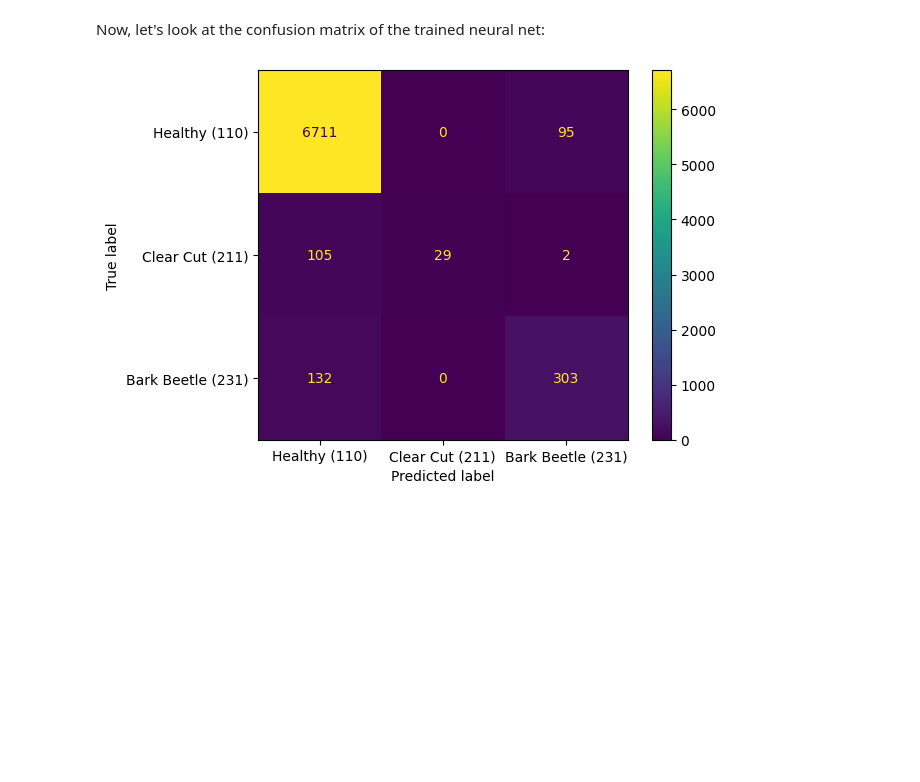
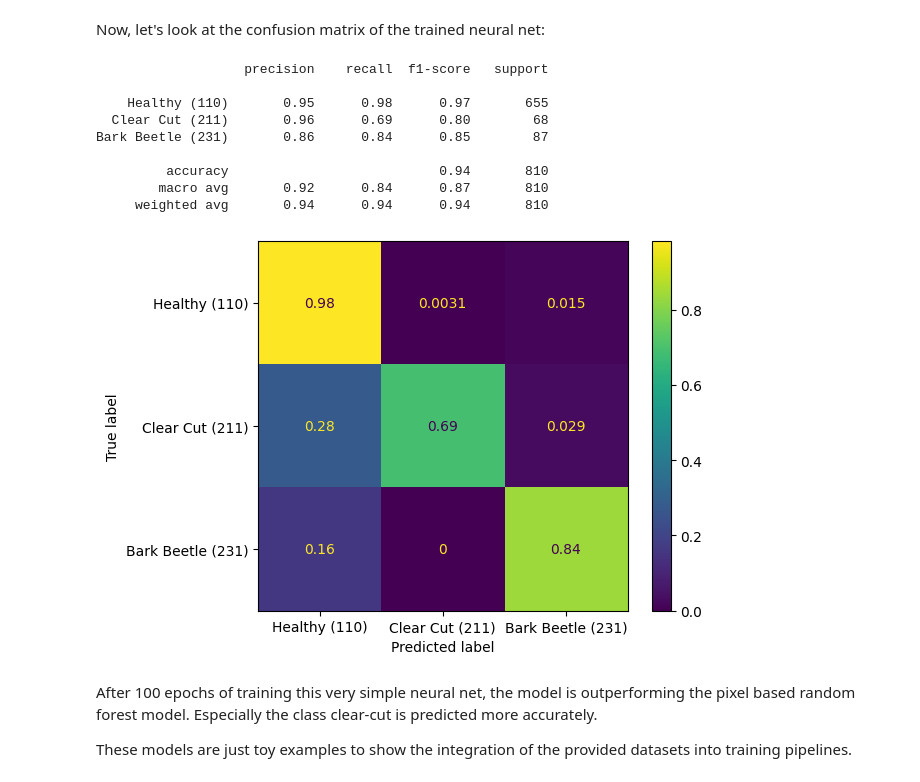
Before and after one commit to JR-DIGITAL/DISFOR, a Jupyter notebook: docs/usage/dataloaders.ipynb, the cells around one changed output. Drawn from its saved outputs; the diff is of its cells as text; code cells hidden in the pictures; blank space fills up the shorter version.

```diff
--- a/docs/usage/dataloaders.ipynb
+++ b/docs/usage/dataloaders.ipynb
@@ -186,9 +172,9 @@ For use with Pytorch Lightning, a Lightning datamodule is also available. This d
 
 The datamodule only takes a few extra parameters, like `batch_size`, `num_workers` and `persist_workers`. All of the reminaing parameters are passed as keyword arguments to `TiffDataset`.
 # %%
-from disfor.torch import TiffDataModule
+from disfor.torch import DisturbanceDataModule
 
-tiff_datamodule = TiffDataModule(
+tiff_datamodule = DisturbanceDataModule(
     batch_size=64,
     num_workers=6,
     # Keyword arguments are passed to TiffDataset
@@ -203,6 +189,7 @@ tiff_datamodule = TiffDataModule(
     # only include acquisitions where the clear cut is recent (maximum of 90 days),
     # for all other classes include everything
     max_days_since_event={211: 90},
+    max_samples_per_event=5,
     # omit samples which have low tcd in the comment
     omit_low_tcd=True,
     # omit samples which have border in the comment
@@ -214,6 +201,7 @@ To test this datamodule we are defining a very simple neural network to predict
 import torch
 import torch.nn as nn
 import lightning as L
+
 
 class SimpleClassifier(L.LightningModule):
     def __init__(self, num_classes=2, lr=1e-3):
@@ -230,7 +218,7 @@ class SimpleClassifier(L.LightningModule):
             nn.Linear(128, 64),
             nn.ReLU(),
             nn.Dropout(0.2),
-            nn.Linear(64, num_classes)
+            nn.Linear(64, num_classes),
         )
 
         self.criterion = nn.CrossEntropyLoss()
@@ -239,14 +227,14 @@ class SimpleClassifier(L.LightningModule):
         return self.model(x)
 
     def training_step(self, batch, batch_idx):
-        x, y = batch['image'], batch['label']
+        x, y = batch["image"], batch["label"]
         logits = self(x)
         loss = self.criterion(logits, y)
-        self.log('train_loss', loss, prog_bar=True, batch_size=len(batch['label']))
+        self.log("train_loss", loss, prog_bar=True, batch_size=len(batch["label"]))
         return loss
 
     def validation_step(self, batch, batch_idx):
-        x, y = batch['image'], batch['label']
+        x, y = batch["image"], batch["label"]
         logits = self(x)
         loss = self.criterion(logits, y)
 
@@ -254,8 +242,8 @@ class SimpleClassifier(L.LightningModule):
         preds = torch.argmax(logits, dim=1)
         acc = (preds == y).float().mean()
 
-        self.log('val_loss', loss, prog_bar=True, batch_size=len(batch['label']))
-        self.log('val_acc', acc, prog_bar=True, batch_size=len(batch['label']))
+        self.log("val_loss", loss, prog_bar=True, batch_size=len(batch["label"]))
+        self.log("val_acc", acc, prog_bar=True, batch_size=len(batch["label"]))
         return loss
 
     def configure_optimizers(self):
@@ -266,7 +254,7 @@ Finally we train the neural net using the data from our datamodule. As an exampl
 model = SimpleClassifier(num_classes=3, lr=1e-3)
 
 # Train with your dataloader
-trainer = L.Trainer(max_epochs=10)
+trainer = L.Trainer(max_epochs=100)
 trainer.fit(model, datamodule=tiff_datamodule)
 # %% [output]
 💡 Tip: For seamless cloud uploads and versioning, try installing [litmodels](https://pypi.org/project/litmodels/) to enable LitModelCheckpoint, which syncs automatically with the Lightning model regis ...
@@ -303,10 +291,32 @@ with torch.no_grad():
         all_preds.extend(preds.cpu().numpy())
         all_labels.extend(y.cpu().numpy())
 # %%
+print(
+    classification_report(
+        all_labels,
+        all_preds,
+        target_names=["Healthy (110)", "Clear Cut (211)", "Bark Beetle (231)"],
+    )
+)
+
 disp = ConfusionMatrixDisplay.from_predictions(
-    all_labels, all_preds,
-    display_labels=['Healthy (110)', 'Clear Cut (211)', 'Bark Beetle (231)'],
-    normalize="true"
+    all_labels,
+    all_preds,
+    display_labels=["Healthy (110)", "Clear Cut (211)", "Bark Beetle (231)"],
+    normalize="true",
 )
 # %% [output]
+                   precision    recall  f1-score   support
+
+    Healthy (110)       0.95      0.98      0.97       655
+  Clear Cut (211)       0.96      0.69      0.80        68
+Bark Beetle (231)       0.86      0.84      0.85        87
+
+         accuracy                           0.94       810
+        macro avg       0.92      0.84      0.87       810
+     weighted avg       0.94      0.94      0.94       810
-[figure, old version]
+[figure, new version]
+# %% [markdown]
+After 100 epochs of training this very simple neural net, the model is outperforming the pixel based random forest model. Especially the class clear-cut is predicted more accurately.
+
+These models are just toy examples to show the integration of the provided datasets into training pipelines.
```
Also changed, not shown: parts of 14 cells of this notebook, 8 other files.
